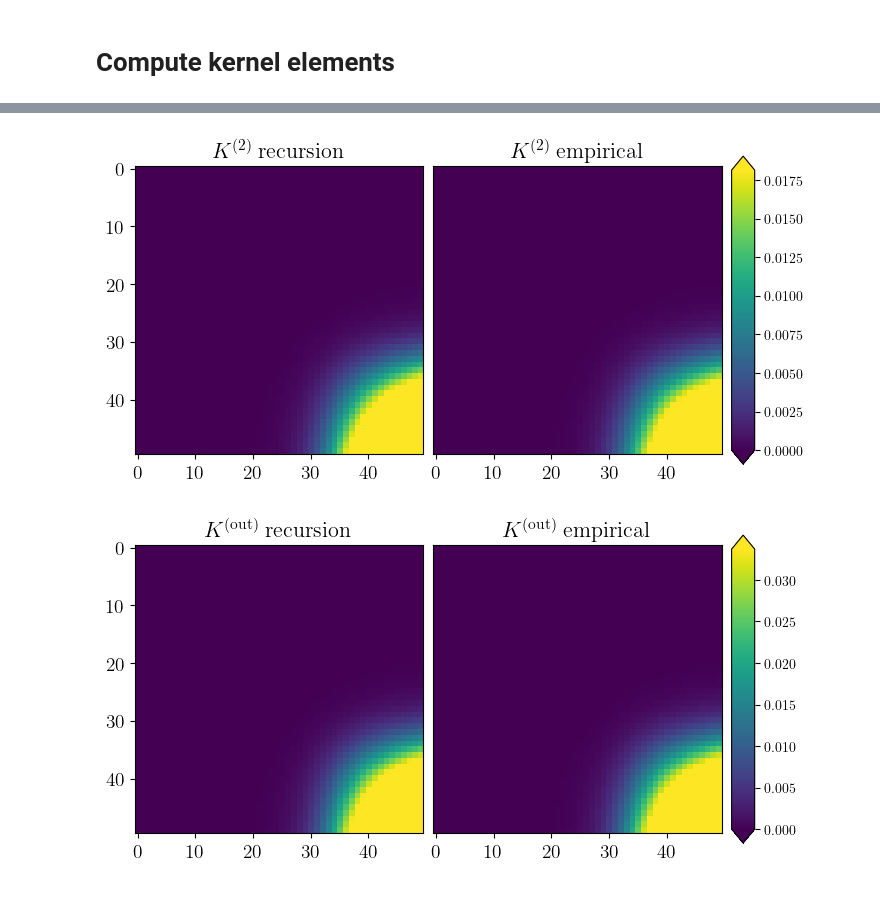
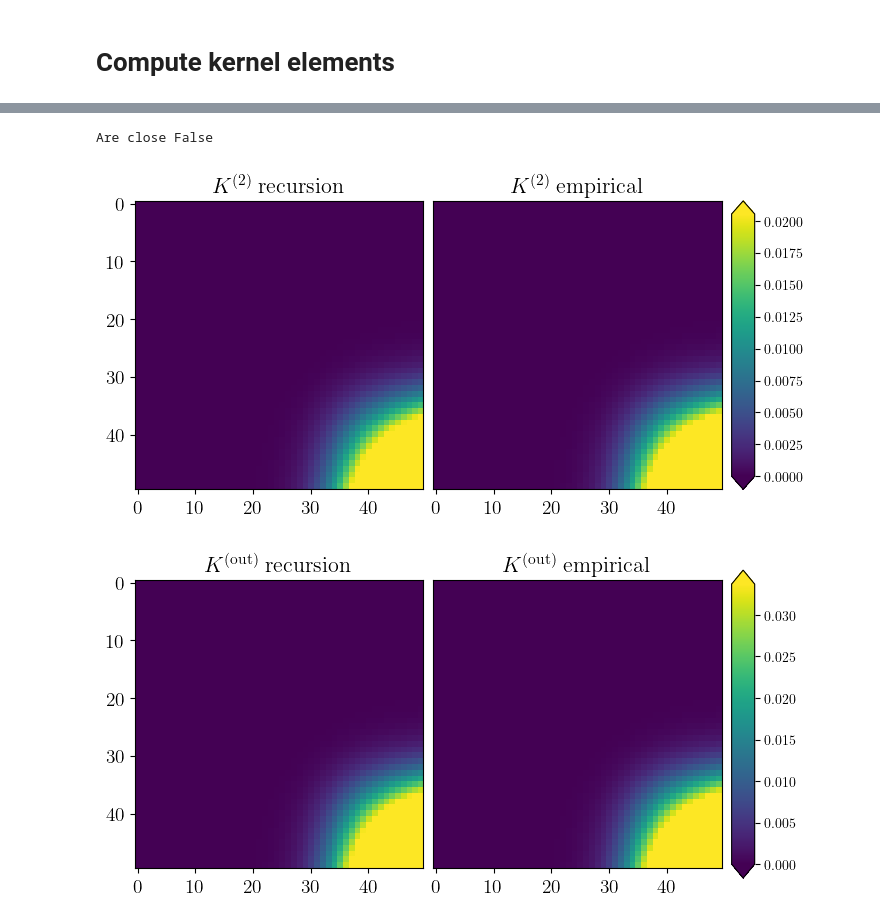
Before and after one commit to achiefa/DeepLearningTheory, a Jupyter notebook: notebooks/kernel_recursion.ipynb, the cells around one changed output, grey strips where cells are left out. Saved outputs shown, nothing was run; the diff lists cells and outputs as text; code cells hidden in the pictures.

```diff
--- a/notebooks/kernel_recursion.ipynb
+++ b/notebooks/kernel_recursion.ipynb
@@ -118,8 +118,8 @@ fig.savefig("../doc/figs/weight_distribution.pdf", bbox_inches='tight')
 # Compute kernel elements
 # %%
 K1_empirical_nnpdf = compute_K_by_layer(model_ens_nnpdf, 0, fk_grid, neuron_pairs=(0, 0))
-K2_empirical_nnpdf = compute_K_by_layer(model_ens_nnpdf, 1, fk_grid)
-Kout_empirical_nnpdf = compute_K_by_layer(model_ens_nnpdf, 2, fk_grid)
+K2_empirical_nnpdf = compute_K_by_layer(model_ens_nnpdf, 1, fk_grid, neuron_pairs=(0, 0))
+Kout_empirical_nnpdf = compute_K_by_layer(model_ens_nnpdf, 2, fk_grid, neuron_pairs=(0, 0))
 
 K1_empirical_100 = compute_K_by_layer(model_ens_100, 0, fk_grid)
 K2_empirical_100 = compute_K_by_layer(model_ens_100, 1, fk_grid)
@@ -194,34 +239,35 @@ fig.savefig("../doc/figs/K1_correlations.pdf", bbox_inches='tight')
 # %%
-
 # Create figure and grid
 fig = plt.figure(figsize=(8, 4))
 gs = GridSpec(1, 3, figure=fig, wspace=0.05, width_ratios=[1, 1, 0.08])
 
 ax_1 = fig.add_subplot(gs[0, 0])
 ax_2 = fig.add_subplot(gs[0, 1])
 cax = fig.add_subplot(gs[0, 2])
 
 vmin = min(np.percentile(A, 1) for A in [K2_th_nnpdf, K2_empirical_nnpdf])
 vmax = max(np.percentile(A, 95) for A in [K2_th_nnpdf, K2_empirical_nnpdf])
 norm = plt.Normalize(vmin=vmin, vmax=vmax)
 
+print(f"Are close {np.allclose(K2_th_nnpdf, K2_empirical_nnpdf)}")
 ax_1.matshow(K2_th_nnpdf, cmap='viridis', norm=norm)
 ms = ax_2.matshow(K2_empirical_nnpdf, cmap='viridis', norm=norm)
 
 ax_1.tick_params(axis='both', which='both', labelsize=14, labelleft=True, labelbottom=True, labeltop=False, top=False)
 ax_2.tick_params(axis='both', which='both', labelsize=14, labelleft=False, labelbottom=True, labeltop=False, top=False, left=False)
 
 ax_1.set_title(r"$K^{(2)}~\textrm{recursion}$", fontsize=16)
 ax_2.set_title(r"$K^{(2)}~\textrm{empirical}$", fontsize=16)
 
 cbar = plt.colorbar(ms, cax=cax, extend="both", orientation="vertical")
-pos = ax_3.get_position()
+pos = ax_2.get_position()
 cax_pos = cax.get_position()
 cax.set_position([cax_pos.x0, pos.y0, cax_pos.width, pos.height])
 
-fig.savefig("../doc/figs/K2_correlations.pdf", bbox_inches='tight')
+# fig.savefig("../doc/figs/K2_correlations.pdf", bbox_inches='tight')
 # %% [output]
+Are close False
-[figure, old version]
+[figure, new version]
 # %%
 from matplotlib.colors import LogNorm
 
```
Also changed, not shown: parts of 2 cells of this notebook, 7 other files.
